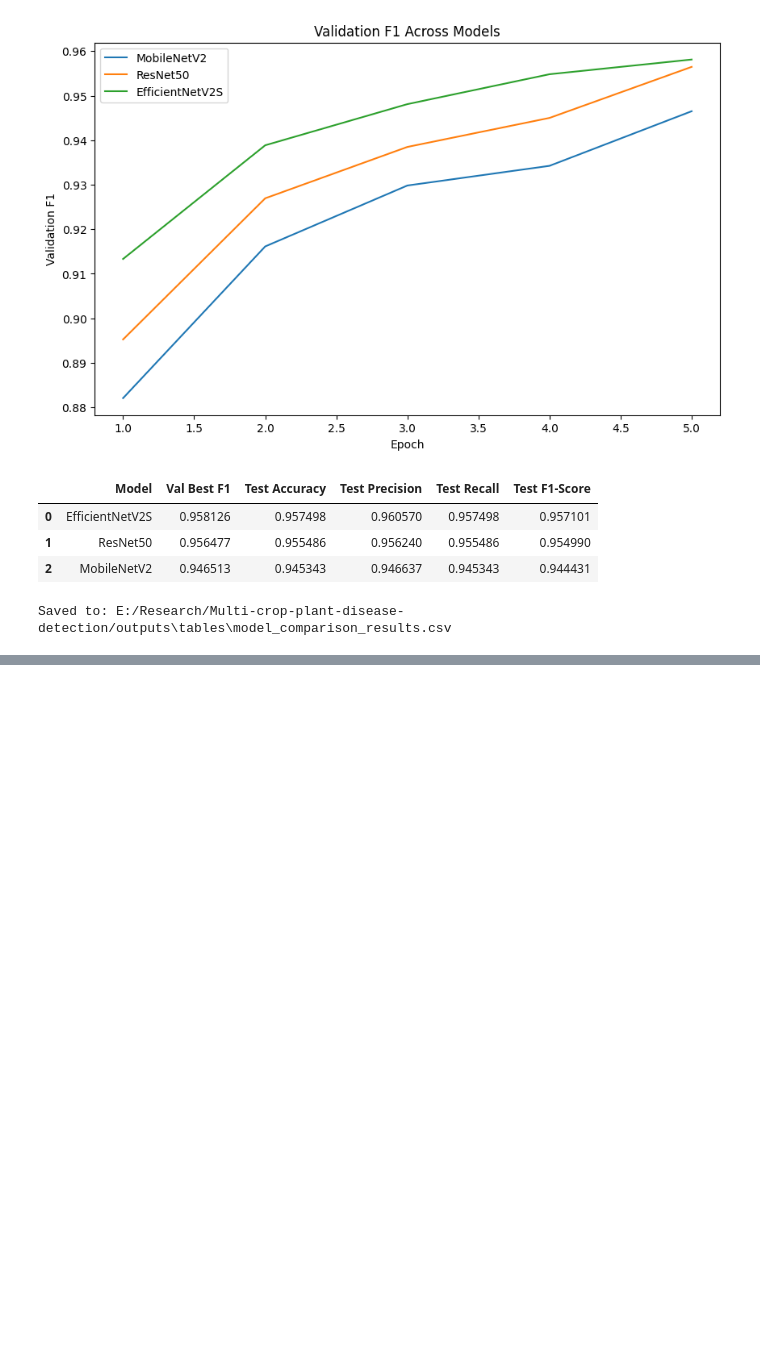
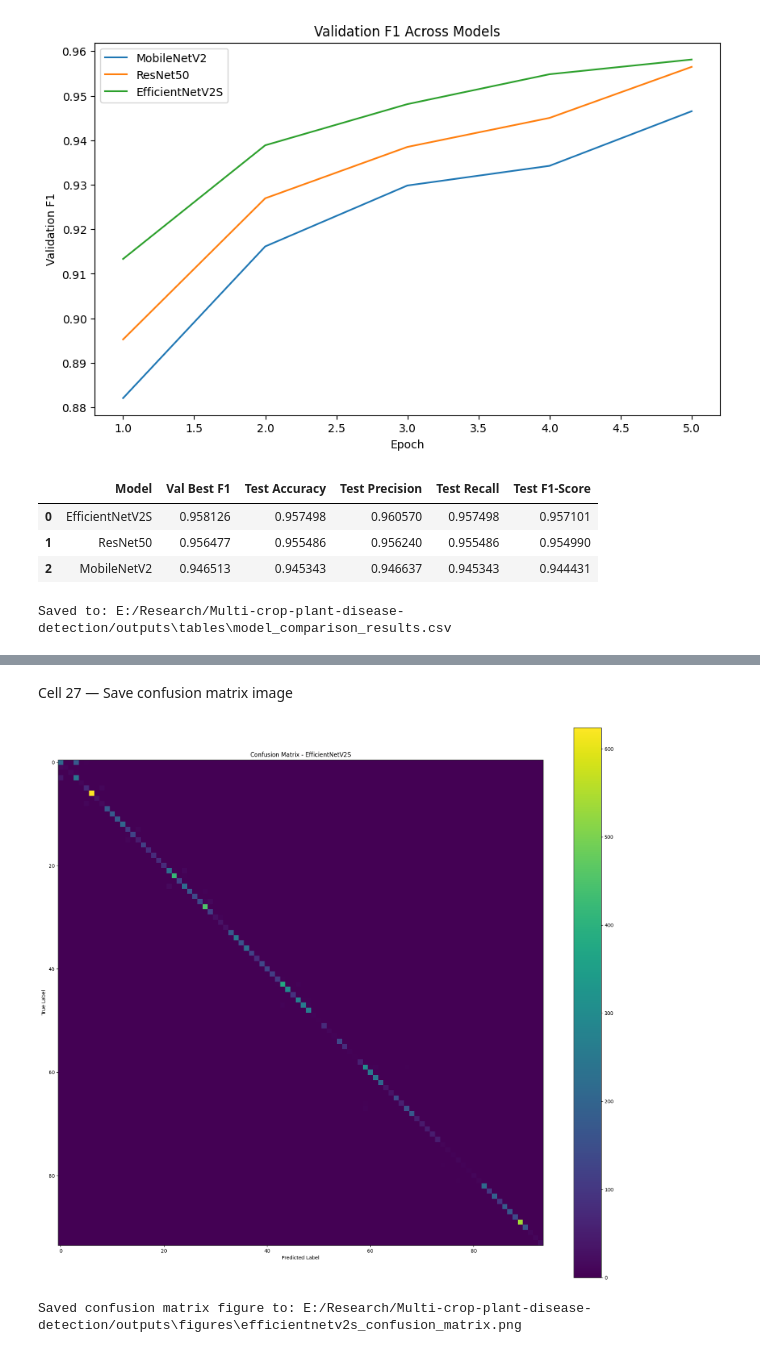
Before and after one commit to Salman5371/Multi-crop-plant-disease-detection, a Jupyter notebook: Notebooks/03_model_comparison.ipynb, the cells around one changed output, grey strips where cells are left out. Drawn from its saved outputs; the diff is of its cells as text; code cells hidden in the pictures; blank space fills up the shorter version.

```diff
--- a/Notebooks/03_model_comparison.ipynb
+++ b/Notebooks/03_model_comparison.ipynb
@@ -476,0 +583,19 @@ Saved to: E:/Research/Multi-crop-plant-disease-detection/outputs\tables\model_co
+# %% [markdown]
+Cell 27 — Save confusion matrix image
+# %%
+cm_fig_path = os.path.join(OUTPUT_DIR, "figures", "efficientnetv2s_confusion_matrix.png")
+
+plt.figure(figsize=(18, 16))
+plt.imshow(cm, interpolation="nearest")
+plt.title("Confusion Matrix - EfficientNetV2S")
+plt.colorbar()
+plt.xlabel("Predicted Label")
+plt.ylabel("True Label")
+plt.tight_layout()
+plt.savefig(cm_fig_path, dpi=300, bbox_inches="tight")
+plt.show()
+
+print("Saved confusion matrix figure to:", cm_fig_path)
+# %% [output]
+[figure, added]
+Saved confusion matrix figure to: E:/Research/Multi-crop-plant-disease-detection/outputs\figures\efficientnetv2s_confusion_matrix.png
```
Also changed, not shown: parts of 25 cells of this notebook, 1 other file.
